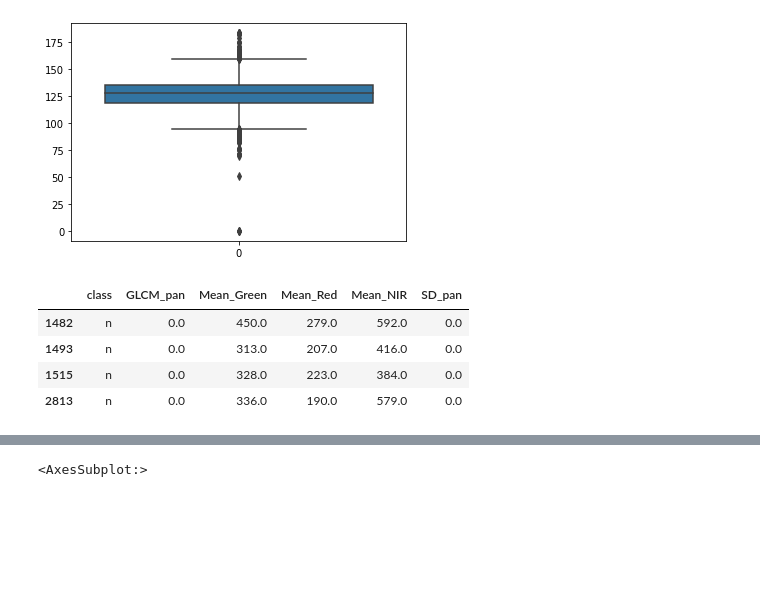
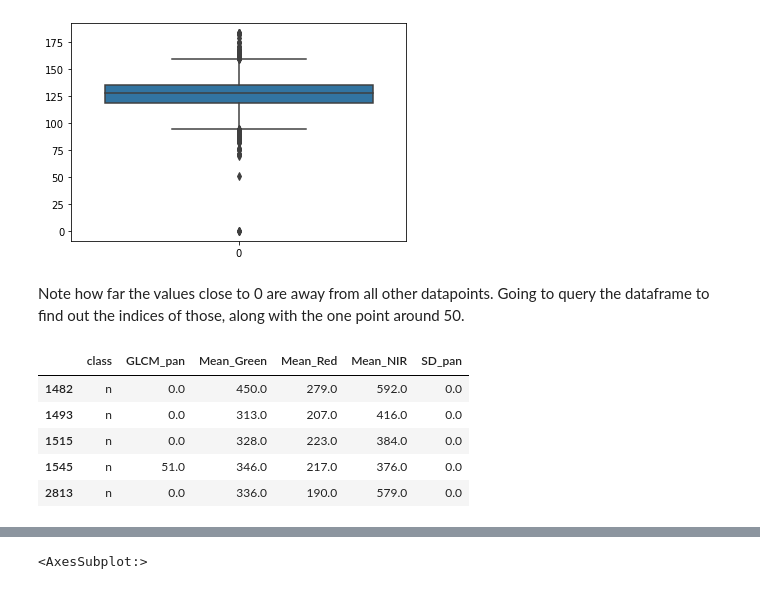
Before and after one commit to TheNatureWarrior/DS160_Final_Project_NPA_JCR, a Jupyter notebook: DS160_FP_NPA_JCR.ipynb, the cells around one changed output, grey strips where cells are left out. Cells and saved outputs as stored; diff of their text form; code cells hidden in the pictures; blank space fills up the shorter version.

```diff
--- a/DS160_FP_NPA_JCR.ipynb
+++ b/DS160_FP_NPA_JCR.ipynb
@@ -125,12 +155,15 @@ sns.boxplot(data=df.GLCM_pan)
 # %% [output]
 <AxesSubplot:>
 [figure]
+# %% [markdown]
+Note how far the values close to 0 are away from all other datapoints. Going to query the dataframe to find out the indices of those, along with the one point around 50.
 # %%
-findGLCMpan=df.query('GLCM_pan<25')
+findGLCMpan=df.query('GLCM_pan<60')
 findGLCMpan
 # %% [output]
 |  | class | GLCM_pan | Mean_Green | Mean_Red | Mean_NIR | SD_pan |
 | 1482 | n | 0.0 | 450.0 | 279.0 | 592.0 | 0.0 |
 | 1493 | n | 0.0 | 313.0 | 207.0 | 416.0 | 0.0 |
 | 1515 | n | 0.0 | 328.0 | 223.0 | 384.0 | 0.0 |
+| 1545 | n | 51.0 | 346.0 | 217.0 | 376.0 | 0.0 |
 | 2813 | n | 0.0 | 336.0 | 190.0 | 579.0 | 0.0 |
```
Also changed, not shown: parts of 136 cells of this notebook.
